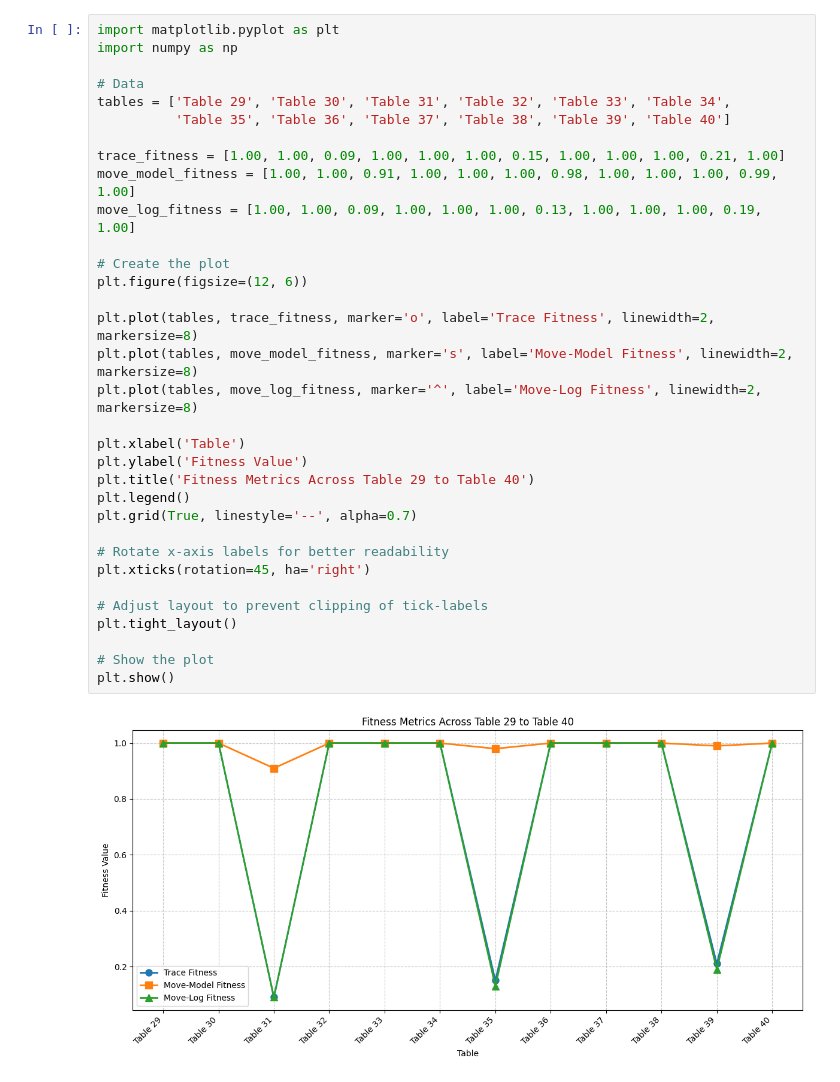
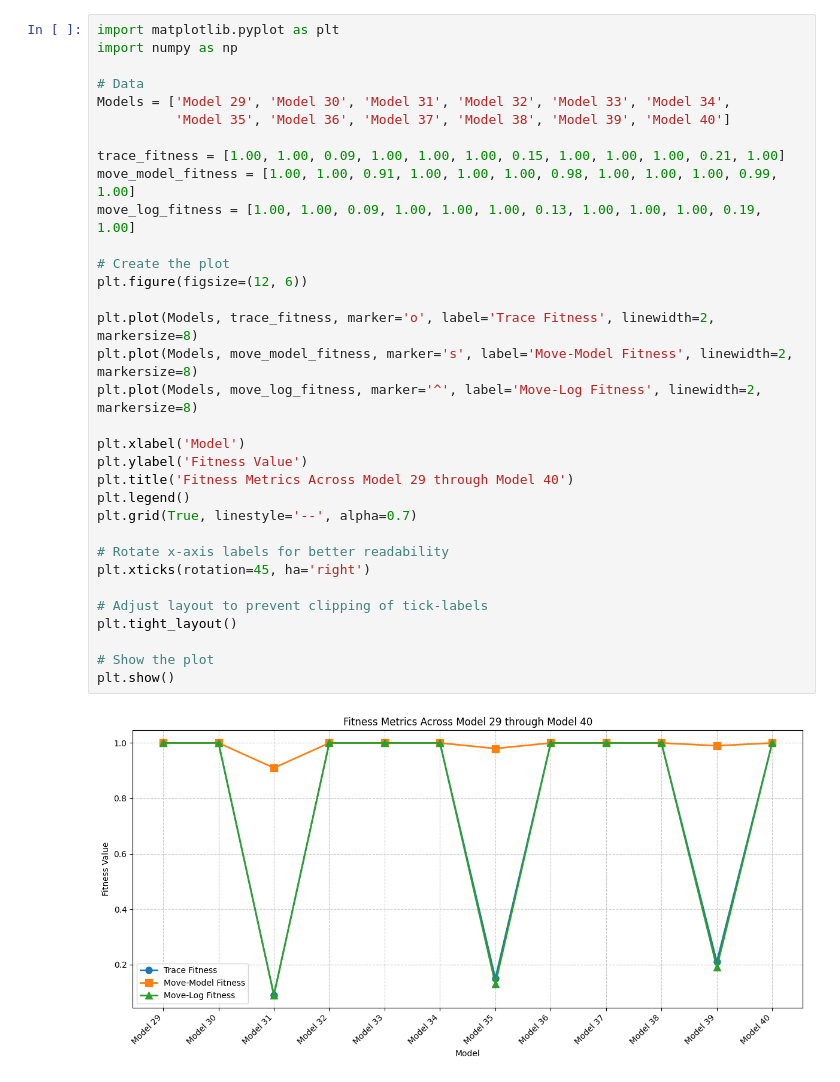
Before and after one commit to qyy752457002/Explainable-AI, a Jupyter notebook: Bar Chart/fitness_chart 3.ipynb, the cells around one changed output. Drawn from its saved outputs; the diff is of its cells as text.

```diff
--- a/Bar Chart/fitness_chart 3.ipynb
+++ b/Bar Chart/fitness_chart 3.ipynb
@@ -1,35 +1,35 @@
 # %%
 import matplotlib.pyplot as plt
 import numpy as np
 
 # Data
-tables = ['Table 29', 'Table 30', 'Table 31', 'Table 32', 'Table 33', 'Table 34',
-          'Table 35', 'Table 36', 'Table 37', 'Table 38', 'Table 39', 'Table 40']
+Models = ['Model 29', 'Model 30', 'Model 31', 'Model 32', 'Model 33', 'Model 34',
+          'Model 35', 'Model 36', 'Model 37', 'Model 38', 'Model 39', 'Model 40']
 
 trace_fitness = [1.00, 1.00, 0.09, 1.00, 1.00, 1.00, 0.15, 1.00, 1.00, 1.00, 0.21, 1.00]
 move_model_fitness = [1.00, 1.00, 0.91, 1.00, 1.00, 1.00, 0.98, 1.00, 1.00, 1.00, 0.99, 1.00]
 move_log_fitness = [1.00, 1.00, 0.09, 1.00, 1.00, 1.00, 0.13, 1.00, 1.00, 1.00, 0.19, 1.00]
 
 # Create the plot
 plt.figure(figsize=(12, 6))
 
-plt.plot(tables, trace_fitness, marker='o', label='Trace Fitness', linewidth=2, markersize=8)
-plt.plot(tables, move_model_fitness, marker='s', label='Move-Model Fitness', linewidth=2, markersize=8)
-plt.plot(tables, move_log_fitness, marker='^', label='Move-Log Fitness', linewidth=2, markersize=8)
+plt.plot(Models, trace_fitness, marker='o', label='Trace Fitness', linewidth=2, markersize=8)
+plt.plot(Models, move_model_fitness, marker='s', label='Move-Model Fitness', linewidth=2, markersize=8)
+plt.plot(Models, move_log_fitness, marker='^', label='Move-Log Fitness', linewidth=2, markersize=8)
 
-plt.xlabel('Table')
+plt.xlabel('Model')
 plt.ylabel('Fitness Value')
-plt.title('Fitness Metrics Across Table 29 to Table 40')
+plt.title('Fitness Metrics Across Model 29 through Model 40')
 plt.legend()
 plt.grid(True, linestyle='--', alpha=0.7)
 
 # Rotate x-axis labels for better readability
 plt.xticks(rotation=45, ha='right')
 
 # Adjust layout to prevent clipping of tick-labels
 plt.tight_layout()
 
 # Show the plot
 plt.show()
 # %% [output]
-[figure, old version]
+[figure, new version]
```
Also changed, not shown: 2 other files.
